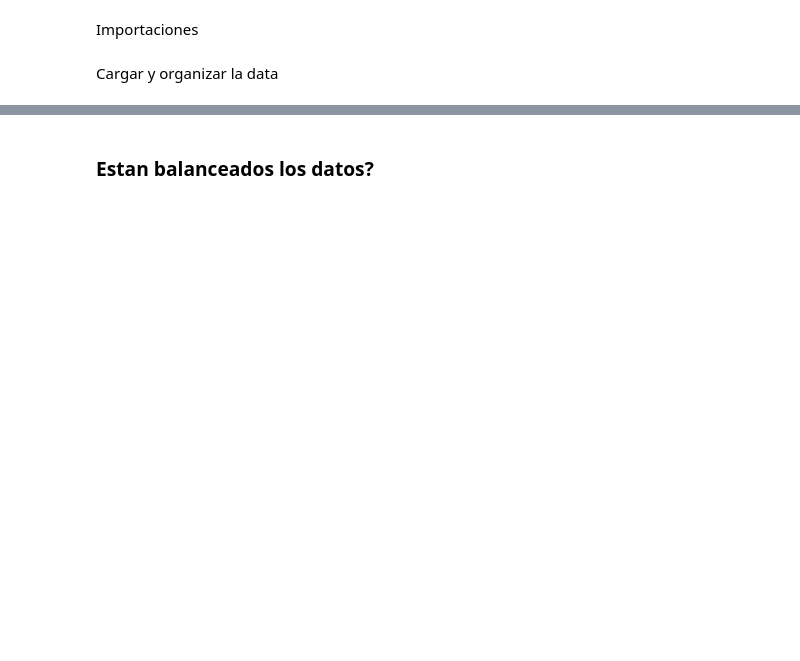
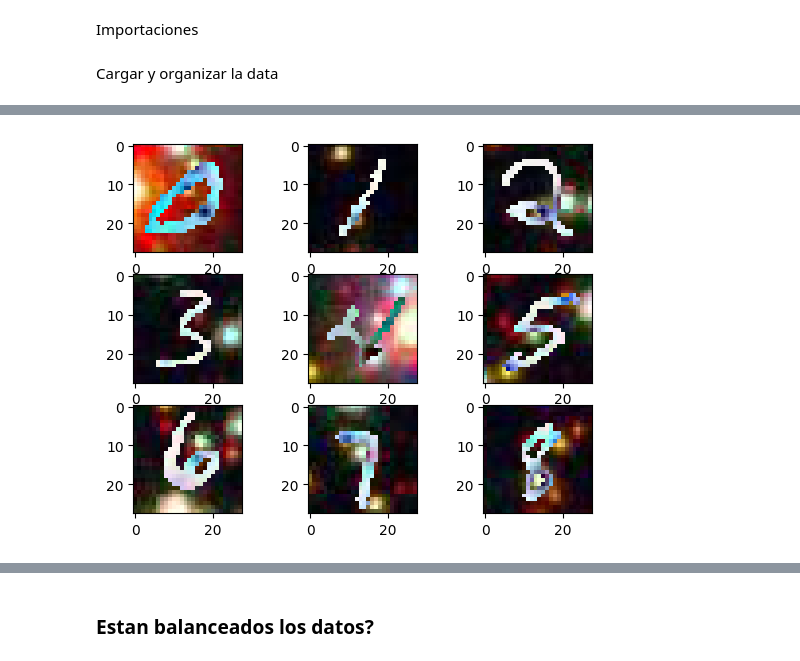
Before and after one commit to mariaRam2003/Laboratorio4-DataScience, a Jupyter notebook: EDA.ipynb, the cells around one changed output, grey strips where cells are left out. Drawn from its saved outputs; the diff is of its cells as text; code cells hidden in the pictures; blank space fills up the shorter version.

```diff
--- a/EDA.ipynb
+++ b/EDA.ipynb
@@ -141,0 +56,9 @@ Resoluciones encontradas en el conjunto de prueba: Counter({(28, 28): 500})
+# %%
+#m3
+for i in range(9):
+    plt.subplot(330 + 1 + i)
+    # tomar imagenes del folder data/train/m3 sin formato
+    img = imread(folder + '/m3/' + os.listdir(folder + '/m3')[i])
+    plt.imshow(img)
+# %% [output]
+[figure, added]
```
Also changed, not shown: parts of 28 cells of this notebook.
